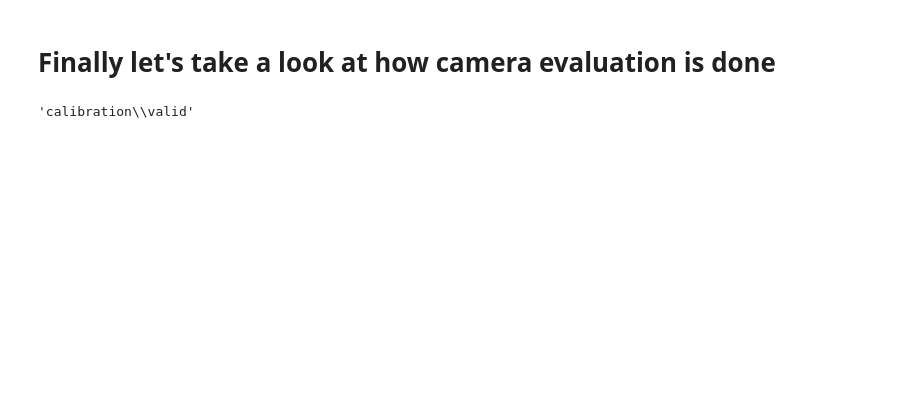
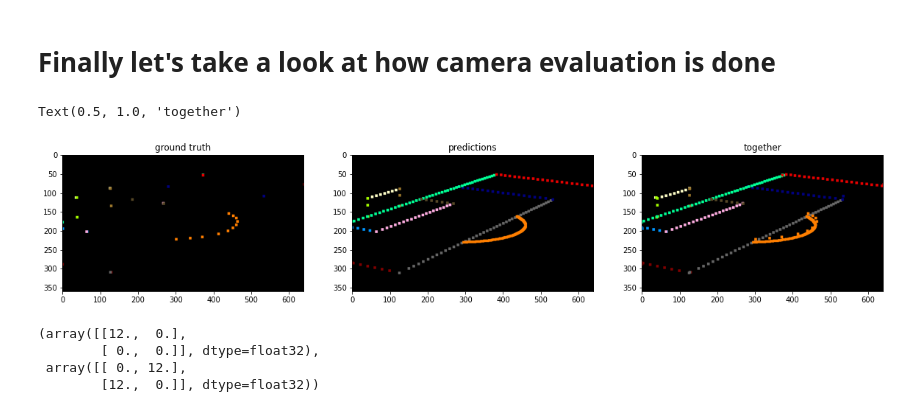
Before and after one commit to davidJasperForman/sn-calibration, a Jupyter notebook: data_exploration_baseline.ipynb, the cells around one changed output. Saved outputs shown, nothing was run; the diff lists cells and outputs as text; code cells hidden in the pictures; blank space fills up the shorter version.

```diff
--- a/data_exploration_baseline.ipynb
+++ b/data_exploration_baseline.ipynb
@@ -441,7 +445,3 @@ precisions = []
 recalls = []
 dict_errors = {}
 per_class_confusion_dict = {}
-# %%
-dataset_dir
-# %% [output]
-'calibration\\valid'
@@ -530,0 +448,53 @@ dataset_dir
+# %%
+annotation_files = [f for f in os.listdir(dataset_dir) if ".json" in f]
+annotation_file = os.path.join(dataset_dir, annotation_files[frame_index_int])
+prediction_file = os.path.join(output_prediction_folder, f"camera_{frame_index}.json")
+
+
+with open(annotation_file, 'r') as f:
+    line_annotations = json.load(f) #extremities annotations
+
+with open(prediction_file, 'r') as f:
+    predictions = json.load(f) # camera parameters
+# %%
+line_annotations = scale_points(line_annotations, resolution_width, resolution_height)
+
+img_groundtruth = line_annotations # Extremities
+
+img_prediction = get_polylines(predictions, resolution_width, resolution_height, sampling_factor=0.9) # Field lines sampled at certain rate
+# %%
+w = 3
+visg = np.zeros((resolution_height, resolution_width)).astype('uint8')
+visp = np.zeros((resolution_height, resolution_width)).astype('uint8')
+vis = np.zeros((resolution_height, resolution_width)).astype('uint8')
+
+for k, class_name in enumerate(SoccerPitch.lines_classes):
+    if class_name in img_groundtruth.keys():
+        for xy in img_groundtruth[class_name]:
+            y = int(xy['y'])
+            x = int(xy['x'])
+            visg[max(y-w,0):min(y+w+1,resolution_height-1), max(x-w,0):min(x+w+1,resolution_width-1) ] = k+1
+            vis[max(y-w,0):min(y+w+1,resolution_height-1), max(x-w,0):min(x+w+1,resolution_width-1) ] = k+1
+    if class_name in img_prediction.keys():
+        for xy in img_prediction[class_name]:
+            y = int(xy['y'])
+            x = int(xy['x'])
+            visp[max(y-w,0):min(y+w+1,resolution_height-1), max(x-w,0):min(x+w+1,resolution_width-1) ] = k+1
+            vis[max(y-w,0):min(y+w+1,resolution_height-1), max(x-w,0):min(x+w+1,resolution_width-1) ] = k+1
+
+fig, axs = plt.subplots(1,3, figsize = (20,20))
+extremities_vis = Image.fromarray(visg).convert('P')
+extremities_vis.putpalette(lines_palette)
+axs[0].imshow(extremities_vis)
+axs[0].set_title('ground truth')
+extremities_vis = Image.fromarray(visp).convert('P')
+extremities_vis.putpalette(lines_palette)
+axs[1].imshow(extremities_vis)
+axs[1].set_title('predictions')
+extremities_vis = Image.fromarray(vis).convert('P')
+extremities_vis.putpalette(lines_palette)
+axs[2].imshow(extremities_vis)
+axs[2].set_title('together')
+# %% [output]
+Text(0.5, 1.0, 'together')
+[figure, added]
@@ -530,0 +523,7 @@ dataset_dir
+# %%
+confusion1, confusion2
+# %% [output]
+(array([[12.,  0.],
+        [ 0.,  0.]], dtype=float32),
+ array([[ 0., 12.],
+        [12.,  0.]], dtype=float32))
```
Also changed, not shown: parts of 14 cells of this notebook, 1 other file.
